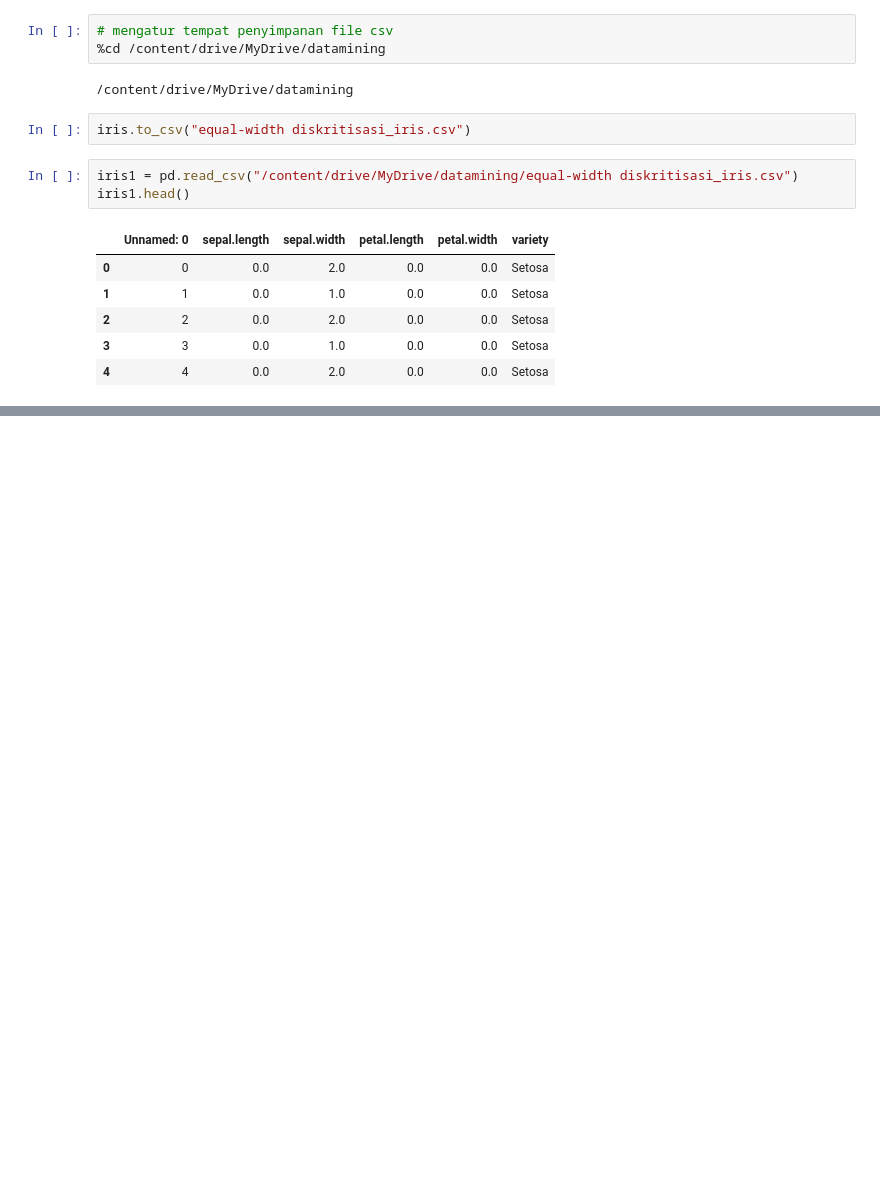
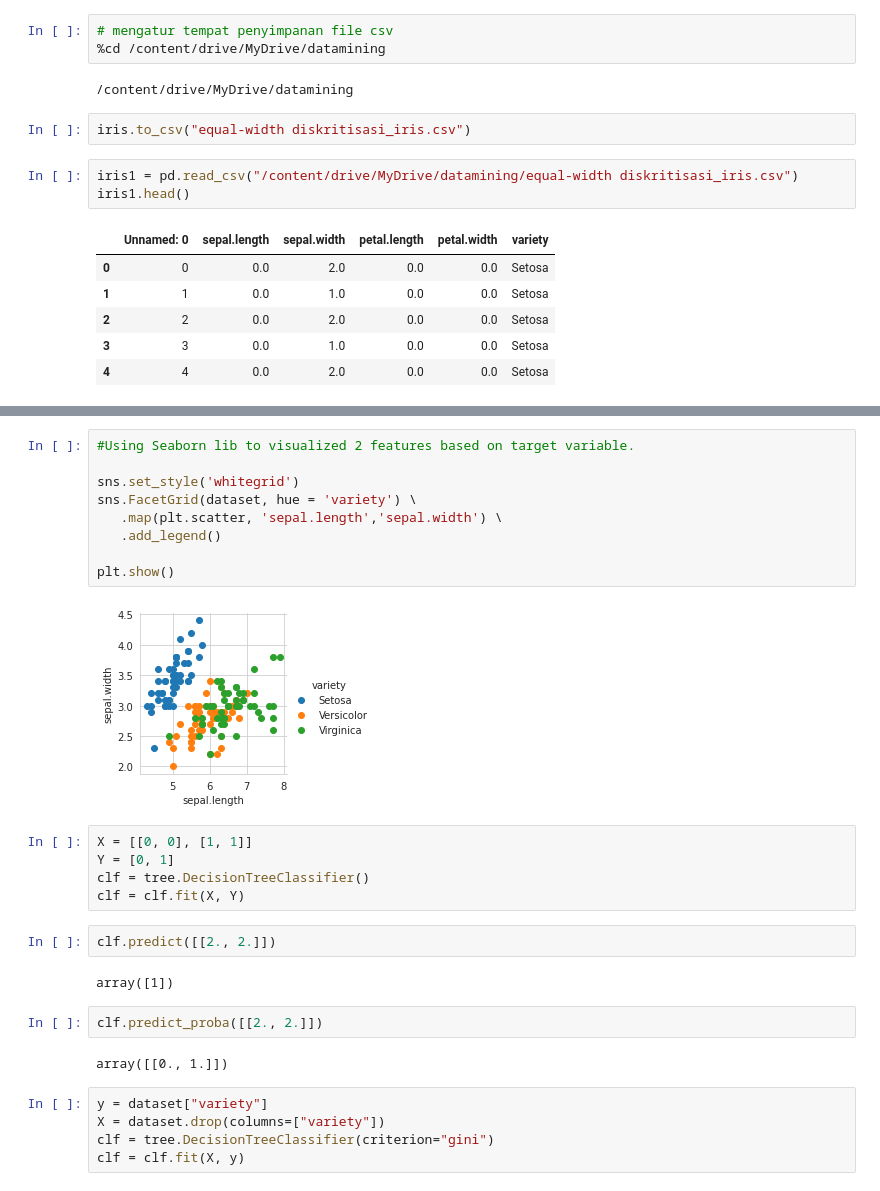
Before and after one commit to Ahmad-Dani-Kurniawan/DATAMINING, a Jupyter notebook: _sources/notebooks.ipynb, the cells around one changed output, grey strips where cells are left out. Drawn from its saved outputs; the diff is of its cells as text; blank space fills up the shorter version.

```diff
--- a/_sources/notebooks.ipynb
+++ b/_sources/notebooks.ipynb
@@ -216,0 +648,29 @@ iris1.head()
+# %%
+#Using Seaborn lib to visualized 2 features based on target variable.
+
+sns.set_style('whitegrid')
+sns.FacetGrid(dataset, hue = 'variety') \
+   .map(plt.scatter, 'sepal.length','sepal.width') \
+   .add_legend()
+
+plt.show()
+# %% [output]
+[figure, added]
+# %%
+X = [[0, 0], [1, 1]]
+Y = [0, 1]
+clf = tree.DecisionTreeClassifier()
+clf = clf.fit(X, Y)
+# %%
+clf.predict([[2., 2.]])
+# %% [output]
+array([1])
+# %%
+clf.predict_proba([[2., 2.]])
+# %% [output]
+array([[0., 1.]])
+# %%
+y = dataset["variety"]
+X = dataset.drop(columns=["variety"])
+clf = tree.DecisionTreeClassifier(criterion="gini")
+clf = clf.fit(X, y)
```
Also changed, not shown: parts of 49 cells of this notebook, 19 other files.
